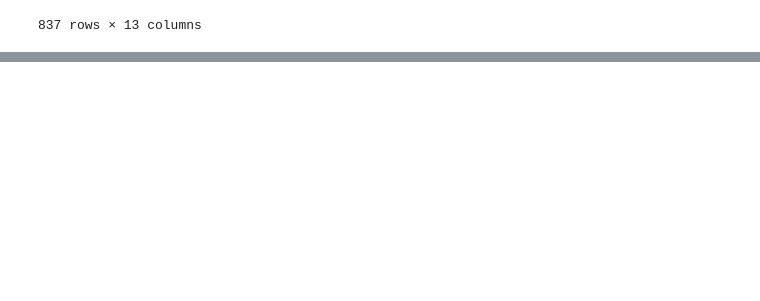
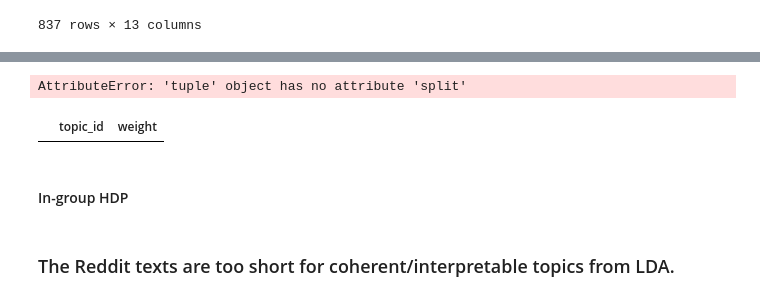
Before and after one commit to ddlee19/macs30200, a Jupyter notebook: analysis/topic_model.ipynb, the cells around one changed output, grey strips where cells are left out. Drawn from its saved outputs; the diff is of its cells as text; code cells hidden in the pictures; blank space fills up the shorter version.

```diff
--- a/analysis/topic_model.ipynb
+++ b/analysis/topic_model.ipynb
@@ -647,0 +705,2 @@ admission 0.003
+# %%
+full_lda, full_bow_corpus, full_dict =  run_lda(full_texts, num_topics=5)
@@ -705,0 +950,2 @@ NameError: name 'outgroup_lda' is not defined
+# %%
+hdp_model = HdpModel(corpus=full_bow_corpus, id2word=full_dict)
@@ -705,0 +972,24 @@ NameError: name 'outgroup_lda' is not defined
+# %%
+def topic_prob_extractor(hdp=None, topn=None):
+    topic_list = hdp.show_topics(num_topics=hdp.m_T, num_words=topn)
+    topics = [int(x.split(':')[0].split(' ')[1]) for x in topic_list]
+    split_list = [x.split(' ') for x in topic_list]
+    weights = []
+    for lst in split_list:
+        sub_list = []
+        for entry in lst:
+            if '*' in entry:
+                sub_list.append(float(entry.split('*')[0]))
+        weights.append(np.asarray(sub_list))
+    sums = [np.sum(x) for x in weights]
+    return pd.DataFrame({'topic_id' : topics, 'weight' : sums})
+# %%
+df_ = topic_prob_extractor(hdp=hdp_model, topn=25)
+# %% [output]
+AttributeError: 'tuple' object has no attribute 'split'
+# %%
+df_
+# %% [output]
+|  | topic_id | weight |
+# %% [markdown]
+#### In-group HDP
@@ -705,0 +1003,2 @@ NameError: name 'outgroup_lda' is not defined
+# %% [markdown]
+### The Reddit texts are too short for coherent/interpretable topics from LDA.
```
Also changed, not shown: parts of 43 cells of this notebook, 2 other files.
